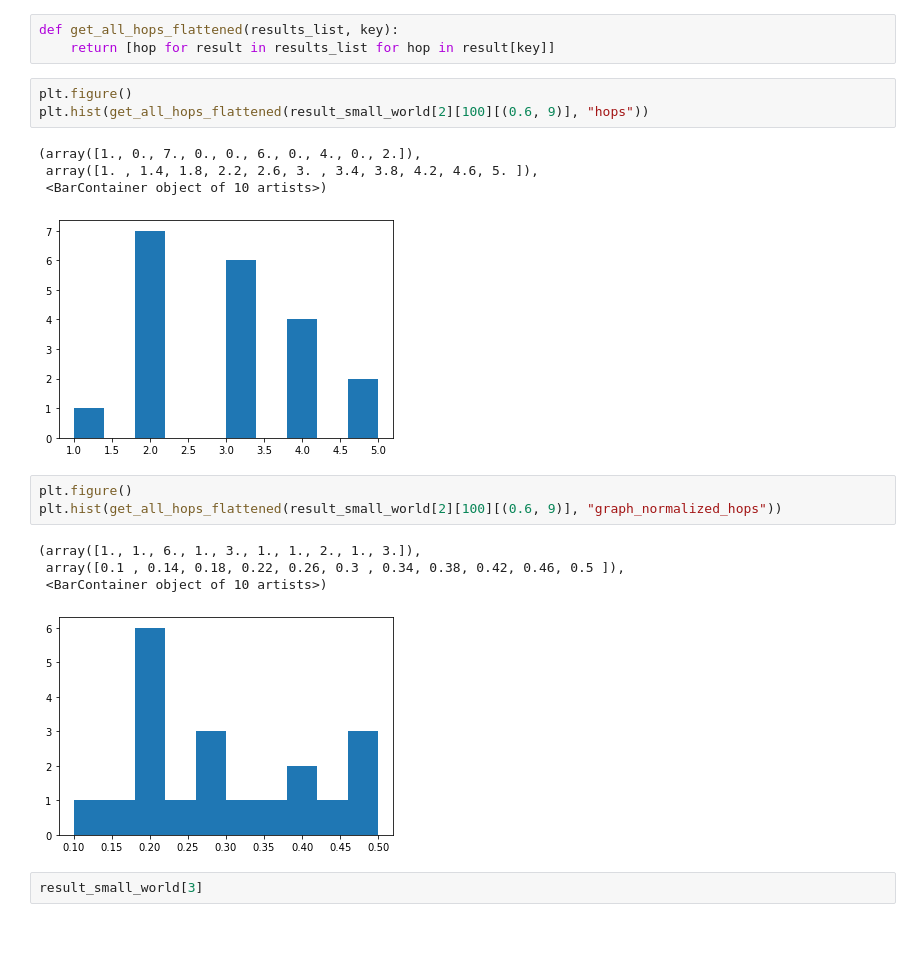
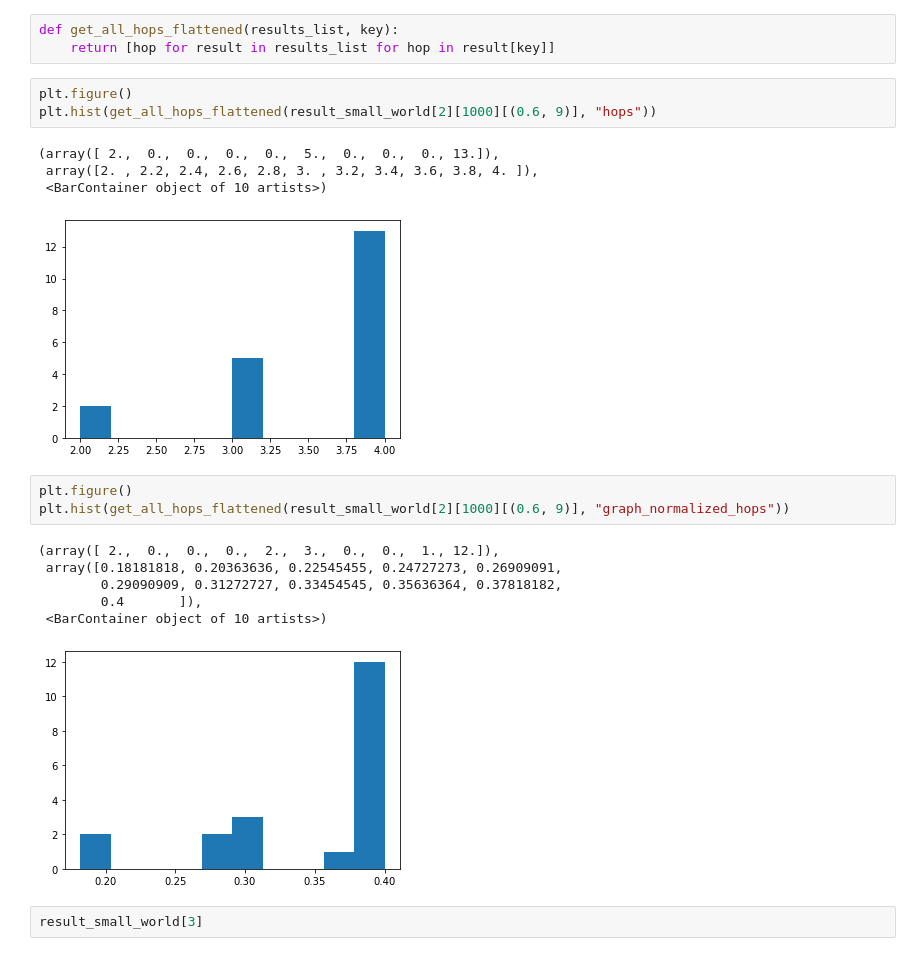
Before and after one commit to Paulpanther/info-flow, a Jupyter notebook: Multiple rumours evaluation.ipynb, the cells around one changed output. Cells and saved outputs as stored; diff of their text form.

```diff
--- a/Multiple rumours evaluation.ipynb
+++ b/Multiple rumours evaluation.ipynb
@@ -194,20 +194,22 @@ def get_all_hops_flattened(results_list, key):
     return [hop for result in results_list for hop in result[key]]
 # %%
 plt.figure()
-plt.hist(get_all_hops_flattened(result_small_world[2][100][(0.6, 9)], "hops"))
+plt.hist(get_all_hops_flattened(result_small_world[2][1000][(0.6, 9)], "hops"))
 # %% [output]
-(array([1., 0., 7., 0., 0., 6., 0., 4., 0., 2.]),
- array([1. , 1.4, 1.8, 2.2, 2.6, 3. , 3.4, 3.8, 4.2, 4.6, 5. ]),
+(array([ 2.,  0.,  0.,  0.,  0.,  5.,  0.,  0.,  0., 13.]),
+ array([2. , 2.2, 2.4, 2.6, 2.8, 3. , 3.2, 3.4, 3.6, 3.8, 4. ]),
  <BarContainer object of 10 artists>)
-[figure, old version]
+[figure, new version]
 # %%
 plt.figure()
-plt.hist(get_all_hops_flattened(result_small_world[2][100][(0.6, 9)], "graph_normalized_hops"))
+plt.hist(get_all_hops_flattened(result_small_world[2][1000][(0.6, 9)], "graph_normalized_hops"))
 # %% [output]
-(array([1., 1., 6., 1., 3., 1., 1., 2., 1., 3.]),
- array([0.1 , 0.14, 0.18, 0.22, 0.26, 0.3 , 0.34, 0.38, 0.42, 0.46, 0.5 ]),
+(array([ 2.,  0.,  0.,  0.,  2.,  3.,  0.,  0.,  1., 12.]),
+ array([0.18181818, 0.20363636, 0.22545455, 0.24727273, 0.26909091,
+        0.29090909, 0.31272727, 0.33454545, 0.35636364, 0.37818182,
+        0.4       ]),
  <BarContainer object of 10 artists>)
-[figure, old version]
+[figure, new version]
 # %%
 result_small_world[3]
 # %% [output]
```
Also changed, not shown: parts of 1 cell of this notebook.
